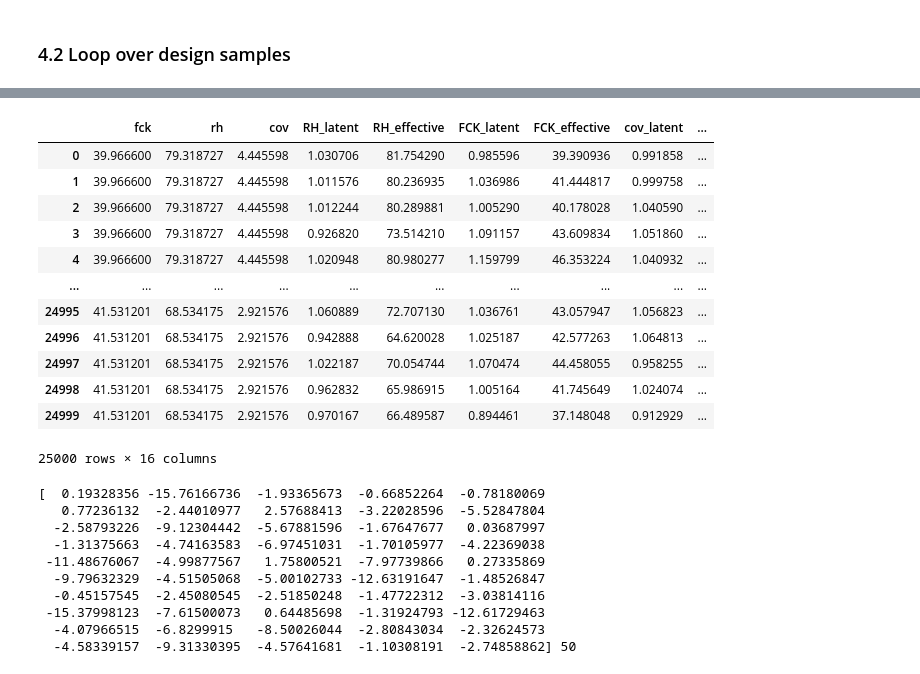
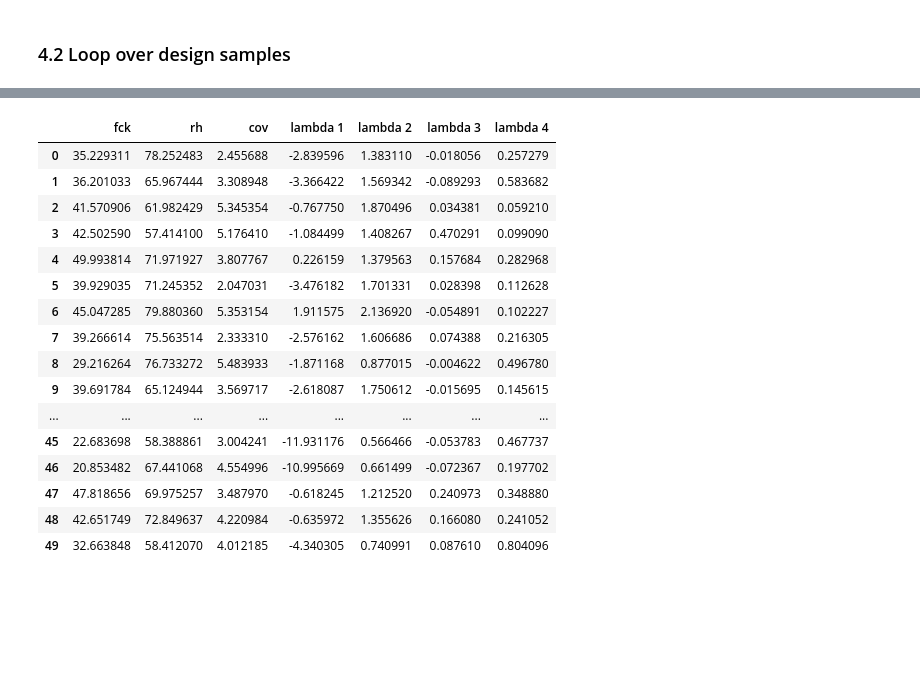
Before and after one commit to Pesquisa-UFCAT/2024-1_victor_hugo_renata_maria, a Jupyter notebook: beam_problem_1/01_glam_real_data/pipeline_final.ipynb, the cells around one changed output, grey strips where cells are left out. Saved outputs shown, nothing was run; the diff lists cells and outputs as text; code cells hidden in the pictures; blank space fills up the shorter version.

```diff
--- a/beam_problem_1/01_glam_real_data/pipeline_final.ipynb
+++ b/beam_problem_1/01_glam_real_data/pipeline_final.ipynb
@@ -155,7 +155,7 @@ Sample statistics:
 ### 4.1 Step time
 # %%
 times               = np.arange(0, 150, 20)
-times               = [10]
+times               = [10, 20]
 complete_model_list = []
 pce_dataset         = []
 # %% [markdown]
@@ -318,30 +262,24 @@ PROCESSING TIME: 10 years
-# %%
-dfs[0]
-# %% [output]
-|  | fck | rh | cov | RH_latent | RH_effective | FCK_latent | FCK_effective | cov_latent | ... |
-| 0 | 39.966600 | 79.318727 | 4.445598 | 1.030706 | 81.754290 | 0.985596 | 39.390936 | 0.991858 | ... |
-| 1 | 39.966600 | 79.318727 | 4.445598 | 1.011576 | 80.236935 | 1.036986 | 41.444817 | 0.999758 | ... |
-| 2 | 39.966600 | 79.318727 | 4.445598 | 1.012244 | 80.289881 | 1.005290 | 40.178028 | 1.040590 | ... |
-| 3 | 39.966600 | 79.318727 | 4.445598 | 0.926820 | 73.514210 | 1.091157 | 43.609834 | 1.051860 | ... |
-| 4 | 39.966600 | 79.318727 | 4.445598 | 1.020948 | 80.980277 | 1.159799 | 46.353224 | 1.040932 | ... |
-| ... | ... | ... | ... | ... | ... | ... | ... | ... | ... |
-| 24995 | 41.531201 | 68.534175 | 2.921576 | 1.060889 | 72.707130 | 1.036761 | 43.057947 | 1.056823 | ... |
-| 24996 | 41.531201 | 68.534175 | 2.921576 | 0.942888 | 64.620028 | 1.025187 | 42.577263 | 1.064813 | ... |
-| 24997 | 41.531201 | 68.534175 | 2.921576 | 1.022187 | 70.054744 | 1.070474 | 44.458055 | 0.958255 | ... |
-| 24998 | 41.531201 | 68.534175 | 2.921576 | 0.962832 | 65.986915 | 1.005164 | 41.745649 | 1.024074 | ... |
-| 24999 | 41.531201 | 68.534175 | 2.921576 | 0.970167 | 66.489587 | 0.894461 | 37.148048 | 0.912929 | ... |
-25000 rows × 16 columns
-# %%
-valores_unicos_fck = df['lambda 1'].unique()
-print(valores_unicos_fck, len(valores_unicos_fck))
-# %% [output]
-[  0.19328356 -15.76166736  -1.93365673  -0.66852264  -0.78180069
-   0.77236132  -2.44010977   2.57688413  -3.22028596  -5.52847804
-  -2.58793226  -9.12304442  -5.67881596  -1.67647677   0.03687997
-  -1.31375663  -4.74163583  -6.97451031  -1.70105977  -4.22369038
- -11.48676067  -4.99877567   1.75800521  -7.97739866   0.27335869
-  -9.79632329  -4.51505068  -5.00102733 -12.63191647  -1.48526847
-  -0.45157545  -2.45080545  -2.51850248  -1.47722312  -3.03814116
- -15.37998123  -7.61500073   0.64485698  -1.31924793 -12.61729463
-  -4.07966515  -6.8299915   -8.50026044  -2.80843034  -2.32624573
-  -4.58339157  -9.31330395  -4.57641681  -1.10308191  -2.74858862] 50
+# %%
+import dill
+filename_stats = f'dataset_unique_10_install_1990_cement_3_exposure_2.pkl'
+with open(filename_stats, 'rb') as f:
+    statistics_loaded = dill.load(f)
+statistics_loaded
+# %% [output]
+|  | fck | rh | cov | lambda 1 | lambda 2 | lambda 3 | lambda 4 |
+| 0 | 35.229311 | 78.252483 | 2.455688 | -2.839596 | 1.383110 | -0.018056 | 0.257279 |
+| 1 | 36.201033 | 65.967444 | 3.308948 | -3.366422 | 1.569342 | -0.089293 | 0.583682 |
+| 2 | 41.570906 | 61.982429 | 5.345354 | -0.767750 | 1.870496 | 0.034381 | 0.059210 |
+| 3 | 42.502590 | 57.414100 | 5.176410 | -1.084499 | 1.408267 | 0.470291 | 0.099090 |
+| 4 | 49.993814 | 71.971927 | 3.807767 | 0.226159 | 1.379563 | 0.157684 | 0.282968 |
+| 5 | 39.929035 | 71.245352 | 2.047031 | -3.476182 | 1.701331 | 0.028398 | 0.112628 |
+| 6 | 45.047285 | 79.880360 | 5.353154 | 1.911575 | 2.136920 | -0.054891 | 0.102227 |
+| 7 | 39.266614 | 75.563514 | 2.333310 | -2.576162 | 1.606686 | 0.074388 | 0.216305 |
+| 8 | 29.216264 | 76.733272 | 5.483933 | -1.871168 | 0.877015 | -0.004622 | 0.496780 |
+| 9 | 39.691784 | 65.124944 | 3.569717 | -2.618087 | 1.750612 | -0.015695 | 0.145615 |
+| ... | ... | ... | ... | ... | ... | ... | ... |
+| 45 | 22.683698 | 58.388861 | 3.004241 | -11.931176 | 0.566466 | -0.053783 | 0.467737 |
+| 46 | 20.853482 | 67.441068 | 4.554996 | -10.995669 | 0.661499 | -0.072367 | 0.197702 |
+| 47 | 47.818656 | 69.975257 | 3.487970 | -0.618245 | 1.212520 | 0.240973 | 0.348880 |
+| 48 | 42.651749 | 72.849637 | 4.220984 | -0.635972 | 1.355626 | 0.166080 | 0.241052 |
+| 49 | 32.663848 | 58.412070 | 4.012185 | -4.340305 | 0.740991 | 0.087610 | 0.804096 |
```
Also changed, not shown: parts of 2 cells of this notebook, 22 other files.
